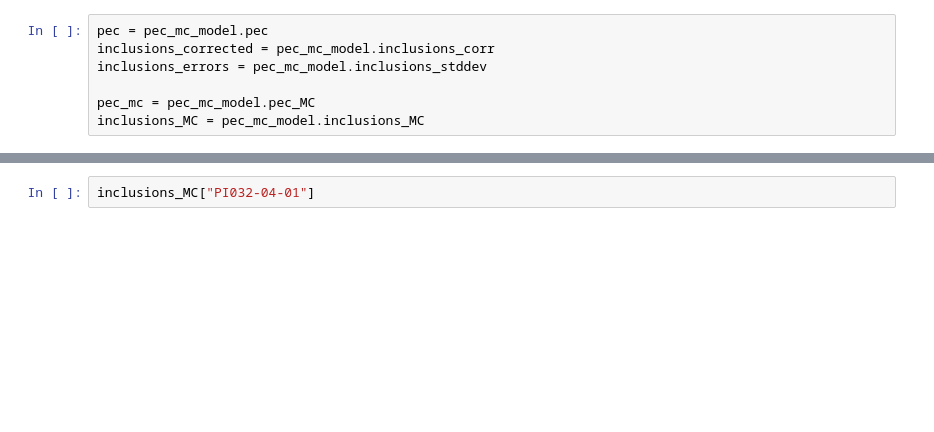
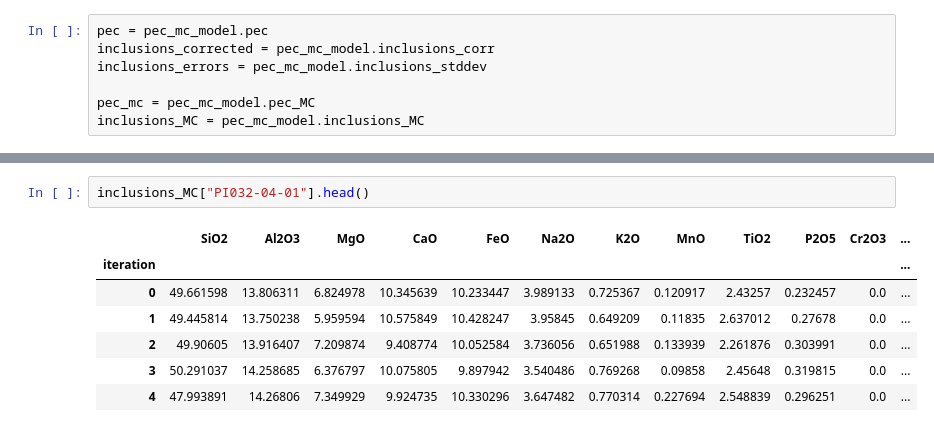
Before and after one commit to fboschetty/MagmaPEC, a Jupyter notebook: docs/source/notebooks/pec_mc.ipynb, the cells around one changed output, grey strips where cells are left out. Saved outputs shown, nothing was run; the diff lists cells and outputs as text; blank space fills up the shorter version.

```diff
--- a/docs/source/notebooks/pec_mc.ipynb
+++ b/docs/source/notebooks/pec_mc.ipynb
@@ -133,2 +199,10 @@ pec_mc
 # %%
-inclusions_MC["PI032-04-01"]
+inclusions_MC["PI032-04-01"].head()
+# %% [output]
+|  | SiO2 | Al2O3 | MgO | CaO | FeO | Na2O | K2O | MnO | TiO2 | P2O5 | Cr2O3 | ... |
+| iteration |  |  |  |  |  |  |  |  |  |  |  | ... |
+| 0 | 49.661598 | 13.806311 | 6.824978 | 10.345639 | 10.233447 | 3.989133 | 0.725367 | 0.120917 | 2.43257 | 0.232457 | 0.0 | ... |
+| 1 | 49.445814 | 13.750238 | 5.959594 | 10.575849 | 10.428247 | 3.95845 | 0.649209 | 0.11835 | 2.637012 | 0.27678 | 0.0 | ... |
+| 2 | 49.90605 | 13.916407 | 7.209874 | 9.408774 | 10.052584 | 3.736056 | 0.651988 | 0.133939 | 2.261876 | 0.303991 | 0.0 | ... |
+| 3 | 50.291037 | 14.258685 | 6.376797 | 10.075805 | 9.897942 | 3.540486 | 0.769268 | 0.09858 | 2.45648 | 0.319815 | 0.0 | ... |
+| 4 | 47.993891 | 14.26806 | 7.349929 | 9.924735 | 10.330296 | 3.647482 | 0.770314 | 0.227694 | 2.548839 | 0.296251 | 0.0 | ... |
```
Also changed, not shown: parts of 13 cells of this notebook.
